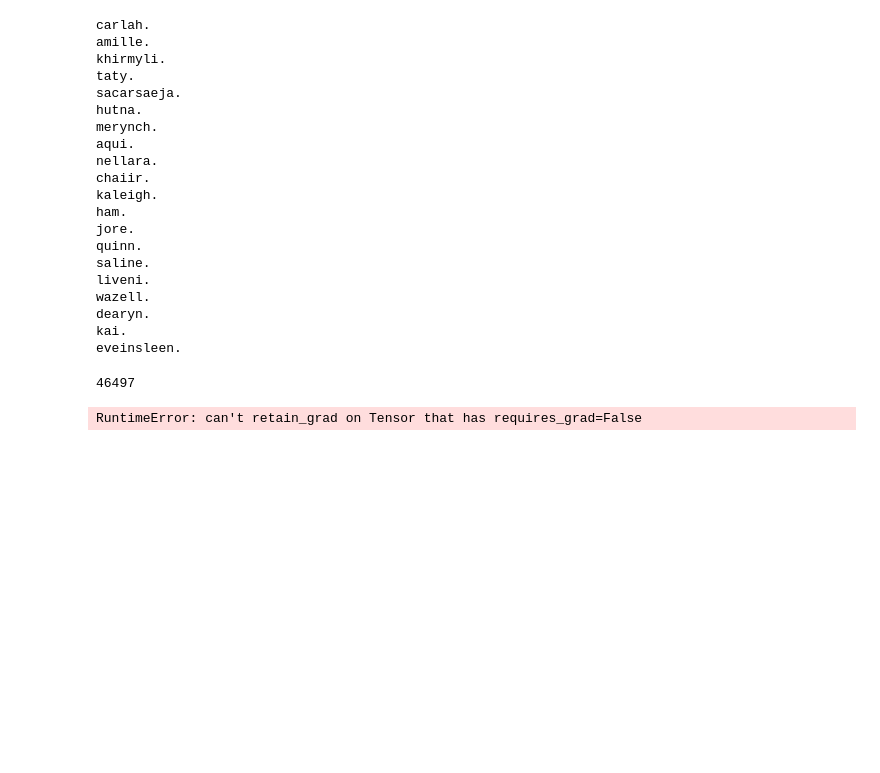
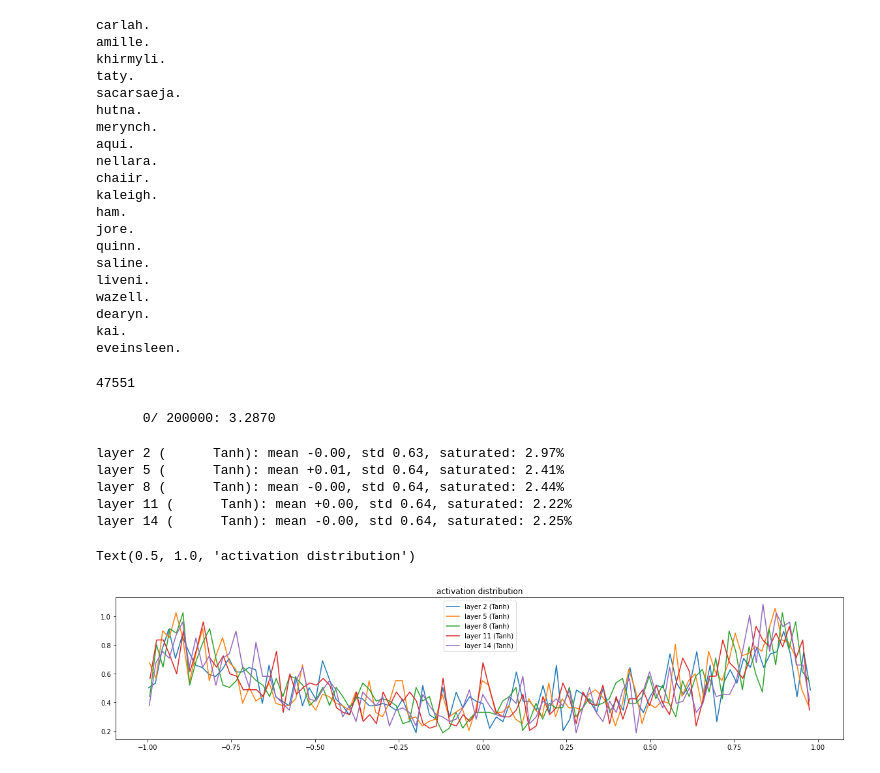
Before and after one commit to baturgezici/makemore-and-more, a Jupyter notebook: makemore_pt3.ipynb, the cells around one changed output. Drawn from its saved outputs; the diff is of its cells as text; code cells hidden in the pictures; blank space fills up the shorter version.

```diff
--- a/makemore_pt3.ipynb
+++ b/makemore_pt3.ipynb
@@ -290,18 +290,29 @@ g = torch.Generator().manual_seed(2147483647)
 C = torch.randn((vocab_size, n_embd), generator=g)
 
 layers = [
-    Linear(n_embd * block_size, n_hidden), Tanh(),
-    Linear(           n_hidden, n_hidden), Tanh(),
-    Linear(           n_hidden, n_hidden), Tanh(),
-    Linear(           n_hidden, n_hidden), Tanh(),
-    Linear(           n_hidden, n_hidden), Tanh(),
-    Linear(           n_hidden, vocab_size),
+    Linear(n_embd * block_size, n_hidden), BatchNorm1d(n_hidden), Tanh(),
+    Linear(           n_hidden, n_hidden), BatchNorm1d(n_hidden), Tanh(),
+    Linear(           n_hidden, n_hidden), BatchNorm1d(n_hidden), Tanh(),
+    Linear(           n_hidden, n_hidden), BatchNorm1d(n_hidden), Tanh(),
+    Linear(           n_hidden, n_hidden), BatchNorm1d(n_hidden), Tanh(),
+    Linear(           n_hidden, vocab_size), BatchNorm1d(vocab_size),
     ]
+
+
+# layers = [
+#     Linear(n_embd * block_size, n_hidden), Tanh(),
+#     Linear(           n_hidden, n_hidden), Tanh(),
+#     Linear(           n_hidden, n_hidden), Tanh(),
+#     Linear(           n_hidden, n_hidden), Tanh(),
+#     Linear(           n_hidden, n_hidden), Tanh(),
+#     Linear(           n_hidden, vocab_size),
+#     ]
 
 
 with torch.no_grad():
     # last layer: make less confident
-    layers[-1].weight *= 0.01
+    layers[-1].gamma *= 0.1
+    # layers[-1].weight *= 0.1
     # all other layers: apply gain
     for layer in layers[:-1]:
         if isinstance(layer, Linear):
@@ -312,11 +323,12 @@ print(sum(p.nelement() for p in parameters)) # number of parameters in total
 for p in parameters:
     p.requires_grad = True
 # %% [output]
-46497
+47551
 # %%
 max_steps = 200000
 batch_size = 32
 lossi = []
+ud = []
 
 for i in range(max_steps):
 
@@ -347,20 +359,32 @@ for i in range(max_steps):
     if i % 10000 == 0: # print every once in a while
         print(f'{i:7d}/{max_steps:7d}: {loss.item():.4f}')
     lossi.append(loss.log10().item())
+    with torch.no_grad():
+        ud.append([(lr * p.grad.std() / p.data.std()).log10().item() for p in parameters])
 
-    break # AFTER DEBUG: would take out obviously to run full optimization
+
+    if i > 1000:
+        break # AFTER DEBUG: would take out obviously to run full optimization
 # %% [output]
-RuntimeError: can't retain_grad on Tensor that has requires_grad=False
+      0/ 200000: 3.2870
 # %%
 # visualize histograms
 plt.figure(figsize=(20, 4))
 legends = []
 for i, layer in enumerate(layers[:-1]): # note: exclude the output layer
-    if isinstance(layer, Linear):
+    if isinstance(layer, Tanh):
         t = layer.out
         print("layer %d (%10s): mean %+.2f, std %.2f, saturated: %.2f%%" % (i, layer.__class__.__name__, t.mean(), t.std(), (t.abs() > 0.97).float().mean()*100))
         hy, hx = torch.histogram(t, density=True)
         plt.plot(hx[:-1].detach(), hy.detach())
         legends.append(f"layer {i} ({layer.__class__.__name__})")
 plt.legend(legends)
 plt.title("activation distribution")
+# %% [output]
+layer 2 (      Tanh): mean -0.00, std 0.63, saturated: 2.97%
+layer 5 (      Tanh): mean +0.01, std 0.64, saturated: 2.41%
+layer 8 (      Tanh): mean -0.00, std 0.64, saturated: 2.44%
+layer 11 (      Tanh): mean +0.00, std 0.64, saturated: 2.22%
+layer 14 (      Tanh): mean -0.00, std 0.64, saturated: 2.25%
+Text(0.5, 1.0, 'activation distribution')
+[figure, added]
```
Also changed, not shown: parts of 3 cells of this notebook.
